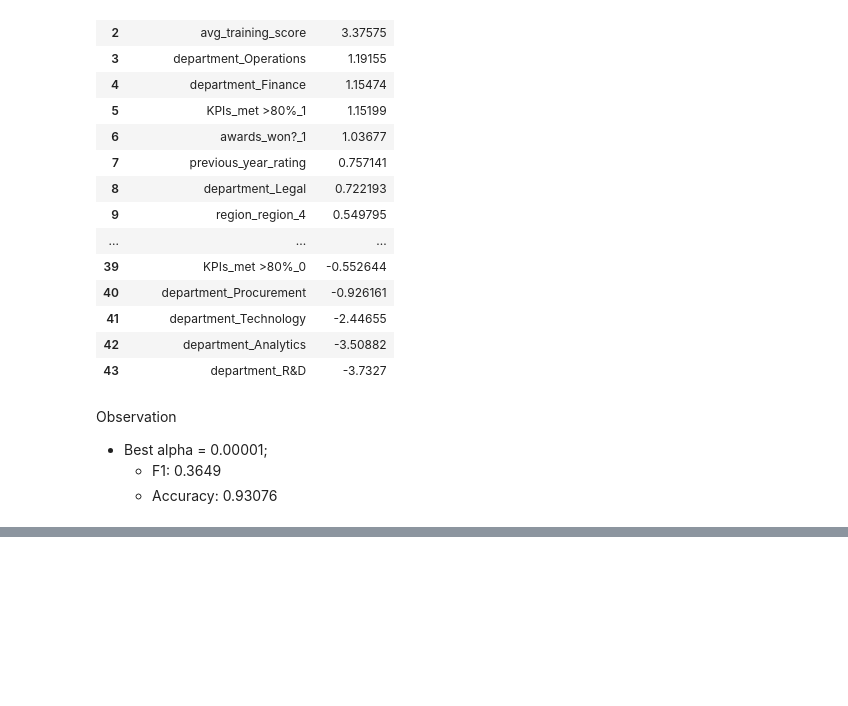
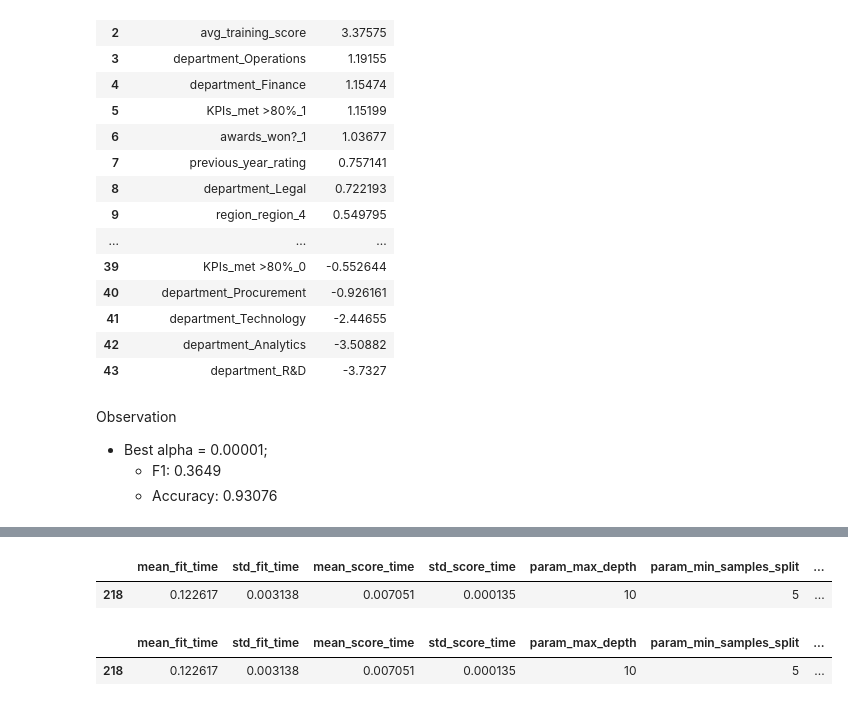
Before and after one commit to gunnerVivek/Employee-Promotion, a Jupyter notebook: 3-models.ipynb, the cells around one changed output, grey strips where cells are left out. Cells and saved outputs as stored; diff of their text form; code cells hidden in the pictures; blank space fills up the shorter version.

```diff
--- a/3-models.ipynb
+++ b/3-models.ipynb
@@ -416,0 +459,10 @@ Observation
+# %%
+results[results.mean_test_F1 == results.mean_test_F1.max()]
+# %% [output]
+|  | mean_fit_time | std_fit_time | mean_score_time | std_score_time | param_max_depth | param_min_samples_split | ... |
+| 218 | 0.122617 | 0.003138 | 0.007051 | 0.000135 | 10 | 5 | ... |
+# %%
+results[results.mean_test_Accuracy == results.mean_test_Accuracy.max()]
+# %% [output]
+|  | mean_fit_time | std_fit_time | mean_score_time | std_score_time | param_max_depth | param_min_samples_split | ... |
+| 218 | 0.122617 | 0.003138 | 0.007051 | 0.000135 | 10 | 5 | ... |
```
Also changed, not shown: parts of 23 cells of this notebook.
